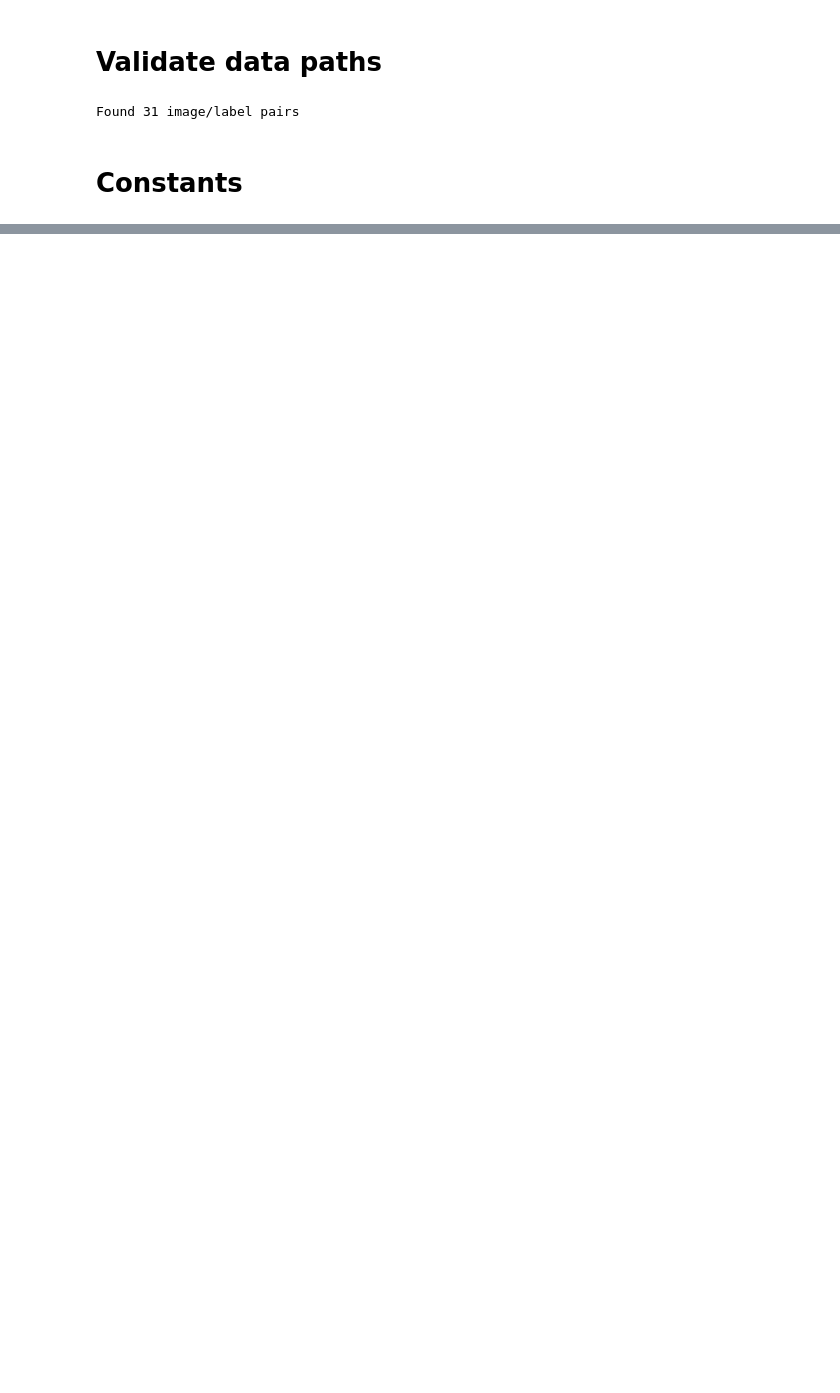
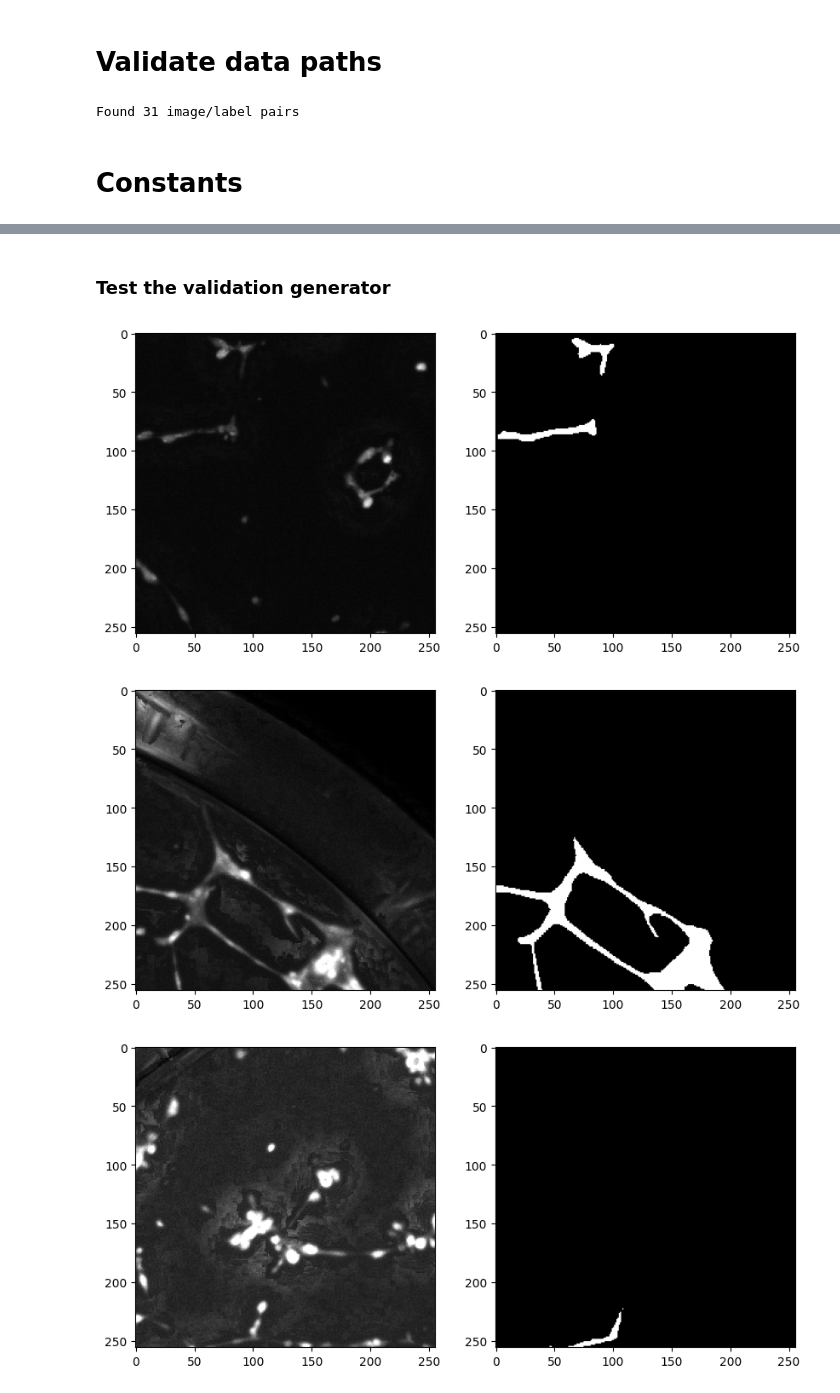
Before and after one commit to fogg-lab/tissue-model-analysis-tools, a Jupyter notebook: notebooks/train_binary_segmentation.ipynb, the cells around one changed output, grey strips where cells are left out. Drawn from its saved outputs; the diff is of its cells as text; code cells hidden in the pictures; blank space fills up the shorter version.

```diff
--- a/notebooks/train_binary_segmentation.ipynb
+++ b/notebooks/train_binary_segmentation.ipynb
@@ -68,7 +127,7 @@ def load_y(batch_mask_paths):
 
 def load_x(batch_img_paths):
     # Load the input images
-    x = [cv2.imread(img_path, 0) for img_path in batch_img_paths]
+    x = [cv2.imread(img_path, cv2.IMREAD_ANYDEPTH) for img_path in batch_img_paths]
     return np.array(x)
 
 class BinaryMaskSequence(Sequence):
@@ -92,7 +151,7 @@ class BinaryMaskSequence(Sequence):
         self.augmentation_function = augmentation_function
 
     def __len__(self):
-        return (len(self.seg_paths) // self.batch_size) * self.repeat_n_times
+        return (len(self.seg_paths) * self.repeat_n_times) // self.batch_size
 
     def __getitem__(self, idx):
         """Returns the batch (input, target) at index `idx`"""
@@ -117,9 +176,13 @@ class BinaryMaskSequence(Sequence):
             self.img_paths = [self.img_paths[i] for i in indices]
             self.seg_paths = [self.seg_paths[i] for i in indices]
 
+        for i, im_path in enumerate(batch_img_paths):
+            if Path(im_path).name != Path(batch_seg_paths[i]).name.replace('_mask', ''):
+                raise ValueError(f"Image {im_path} and mask {batch_seg_paths[i]} do not match")
+
         x, y = d.compute([
-            d.delayed(self.load_x)(batch_img_paths),
-            d.delayed(self.load_y)(batch_seg_paths)
+            d.delayed(load_x)(batch_img_paths),
+            d.delayed(load_y)(batch_seg_paths)
         ])[0]
 
         if self.augmentation_function is not None:
@@ -242,0 +247,15 @@ val_augmentor = get_batch_augmentor(val_transforms)
+# %%
+def get_resizer(ds_shape):
+    def ds_im_mask(image, mask):
+        """Downscale image with Lanczos interpolation and mask with nearest neighbor"""
+        image = cv2.resize(image, ds_shape, interpolation=cv2.INTER_LANCZOS4)
+        mask = np.array(Image.fromarray(mask).resize(ds_shape, resample=Image.Resampling.NEAREST))
+        return {'image': image, 'mask': mask}
+    return ds_im_mask
+
+def get_normalizer(mean, std):
+    def norm_im(image, mask):
+        """Normalize image with mean and std of training set images"""
+        image = ((image - mean) / std).astype(np.float32)
+        return {'image': image, 'mask': mask}
+    return norm_im
@@ -269,0 +321,13 @@ for i in range(batch_size):
+# %% [markdown]
+### Test the validation generator
+# %%
+X, y, _ = val_gen[1]
+for i in range(batch_size):
+    fig, ax = plt.subplots(1, 2, figsize=(10, 5))
+    ax[0].imshow(X[i][:,:,0], cmap='gray')
+    ax[1].imshow(y[i][:,:,0], cmap='gray')
+    plt.show()
+# %% [output]
+[figure, added]
+[figure, added]
+[figure, added]
```
Also changed, not shown: parts of 49 cells of this notebook, 11 other files.
